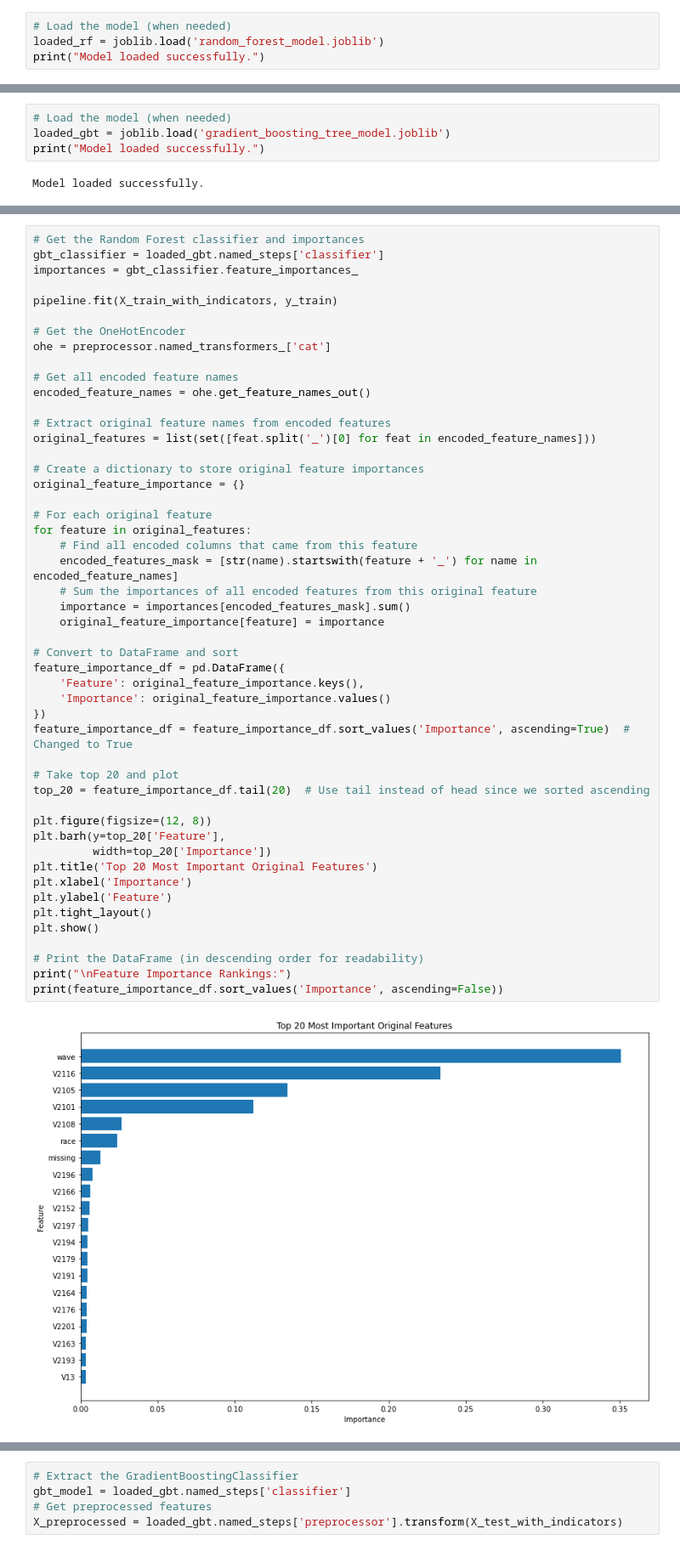
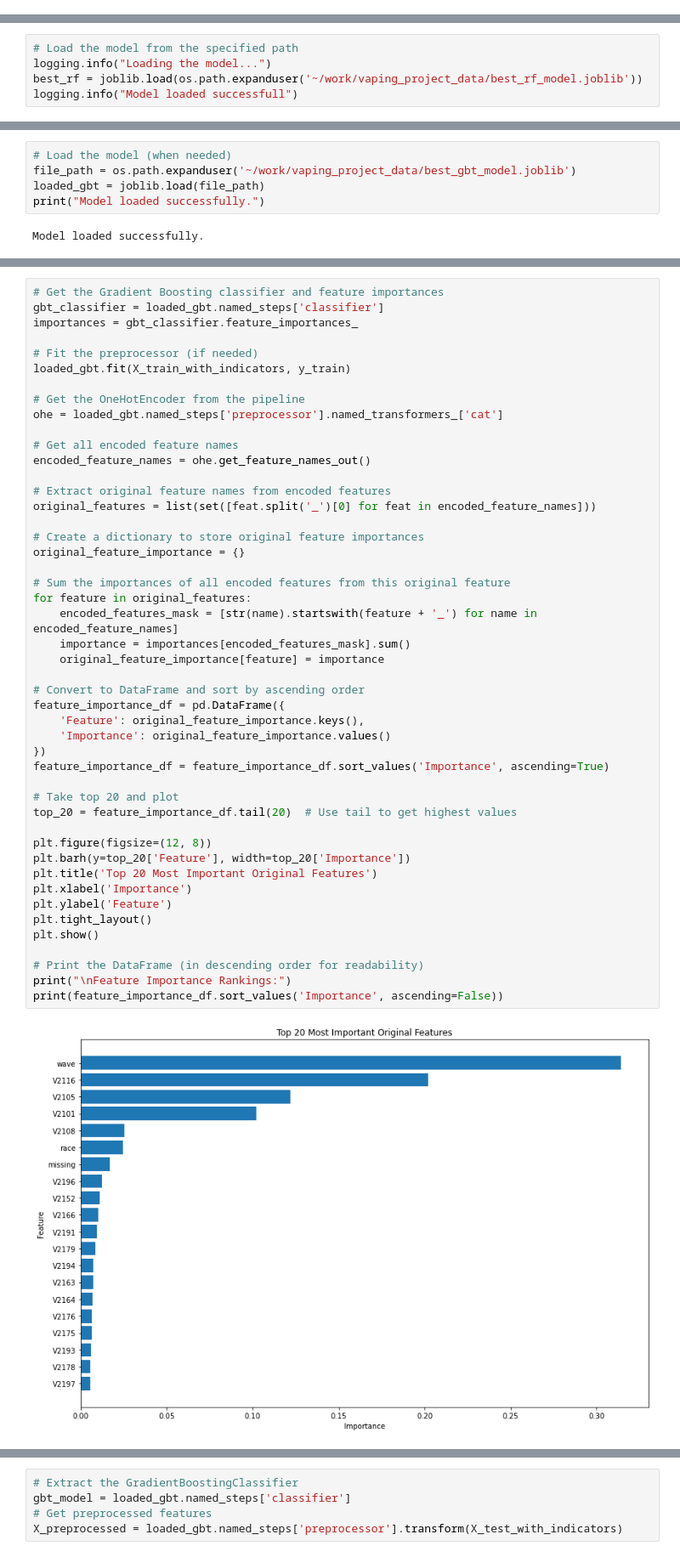
Before and after one commit to siyangni/vaping_project, a Jupyter notebook: modelling.ipynb, the cells around one changed output, grey strips where cells are left out. Shown at 85% size. Saved outputs shown, nothing was run; the diff lists cells and outputs as text.

```diff
--- a/modelling.ipynb
+++ b/modelling.ipynb
@@ -231,4 +412,0 @@ Model saved to 'random_forest_model.joblib'.
-# %%
-# Load the model (when needed)
-loaded_rf = joblib.load('random_forest_model.joblib')
-print("Model loaded successfully.")
@@ -291,0 +513,5 @@ ROC AUC: 0.8792
+# %%
+# Load the model from the specified path
+logging.info("Loading the model...")
+best_rf = joblib.load(os.path.expanduser('~/work/vaping_project_data/best_rf_model.joblib'))
+logging.info("Model loaded successfull")
@@ -455,6 +938,7 @@ Model saved to 'gradient_boosting_tree_model.joblib'.
 # %%
 # Load the model (when needed)
-loaded_gbt = joblib.load('gradient_boosting_tree_model.joblib')
+file_path = os.path.expanduser('~/work/vaping_project_data/best_gbt_model.joblib')
+loaded_gbt = joblib.load(file_path)
 print("Model loaded successfully.")
 # %% [output]
 Model loaded successfully.
@@ -512,53 +945,51 @@ ROC AUC: 0.9038
 # %%
-# Get the Random Forest classifier and importances
+# Get the Gradient Boosting classifier and feature importances
 gbt_classifier = loaded_gbt.named_steps['classifier']
 importances = gbt_classifier.feature_importances_
 
-pipeline.fit(X_train_with_indicators, y_train)
+# Fit the preprocessor (if needed)
+loaded_gbt.fit(X_train_with_indicators, y_train)
 
-# Get the OneHotEncoder
-ohe = preprocessor.named_transformers_['cat']
+# Get the OneHotEncoder from the pipeline
+ohe = loaded_gbt.named_steps['preprocessor'].named_transformers_['cat']
 
 # Get all encoded feature names
 encoded_feature_names = ohe.get_feature_names_out()
 
 # Extract original feature names from encoded features
 original_features = list(set([feat.split('_')[0] for feat in encoded_feature_names]))
 
 # Create a dictionary to store original feature importances
 original_feature_importance = {}
 
-# For each original feature
+# Sum the importances of all encoded features from this original feature
 for feature in original_features:
-    # Find all encoded columns that came from this feature
     encoded_features_mask = [str(name).startswith(feature + '_') for name in encoded_feature_names]
-    # Sum the importances of all encoded features from this original feature
     importance = importances[encoded_features_mask].sum()
     original_feature_importance[feature] = importance
 
-# Convert to DataFrame and sort
+# Convert to DataFrame and sort by ascending order
 feature_importance_df = pd.DataFrame({
     'Feature': original_feature_importance.keys(),
     'Importance': original_feature_importance.values()
 })
-feature_importance_df = feature_importance_df.sort_values('Importance', ascending=True)  # Changed to True
+feature_importance_df = feature_importance_df.sort_values('Importance', ascending=True)
 
 # Take top 20 and plot
-top_20 = feature_importance_df.tail(20)  # Use tail instead of head since we sorted ascending
+top_20 = feature_importance_df.tail(20)  # Use tail to get highest values
 
 plt.figure(figsize=(12, 8))
-plt.barh(y=top_20['Feature'],
-         width=top_20['Importance'])
+plt.barh(y=top_20['Feature'], width=top_20['Importance'])
 plt.title('Top 20 Most Important Original Features')
 plt.xlabel('Importance')
 plt.ylabel('Feature')
 plt.tight_layout()
 plt.show()
 
 # Print the DataFrame (in descending order for readability)
 print("\nFeature Importance Rankings:")
 print(feature_importance_df.sort_values('Importance', ascending=False))
 # %% [output]
-[figure, old version]
+[figure, new version]
 Feature Importance Rankings:
        Feature  Importance
```
Also changed, not shown: parts of 96 cells of this notebook, 8 other files.
